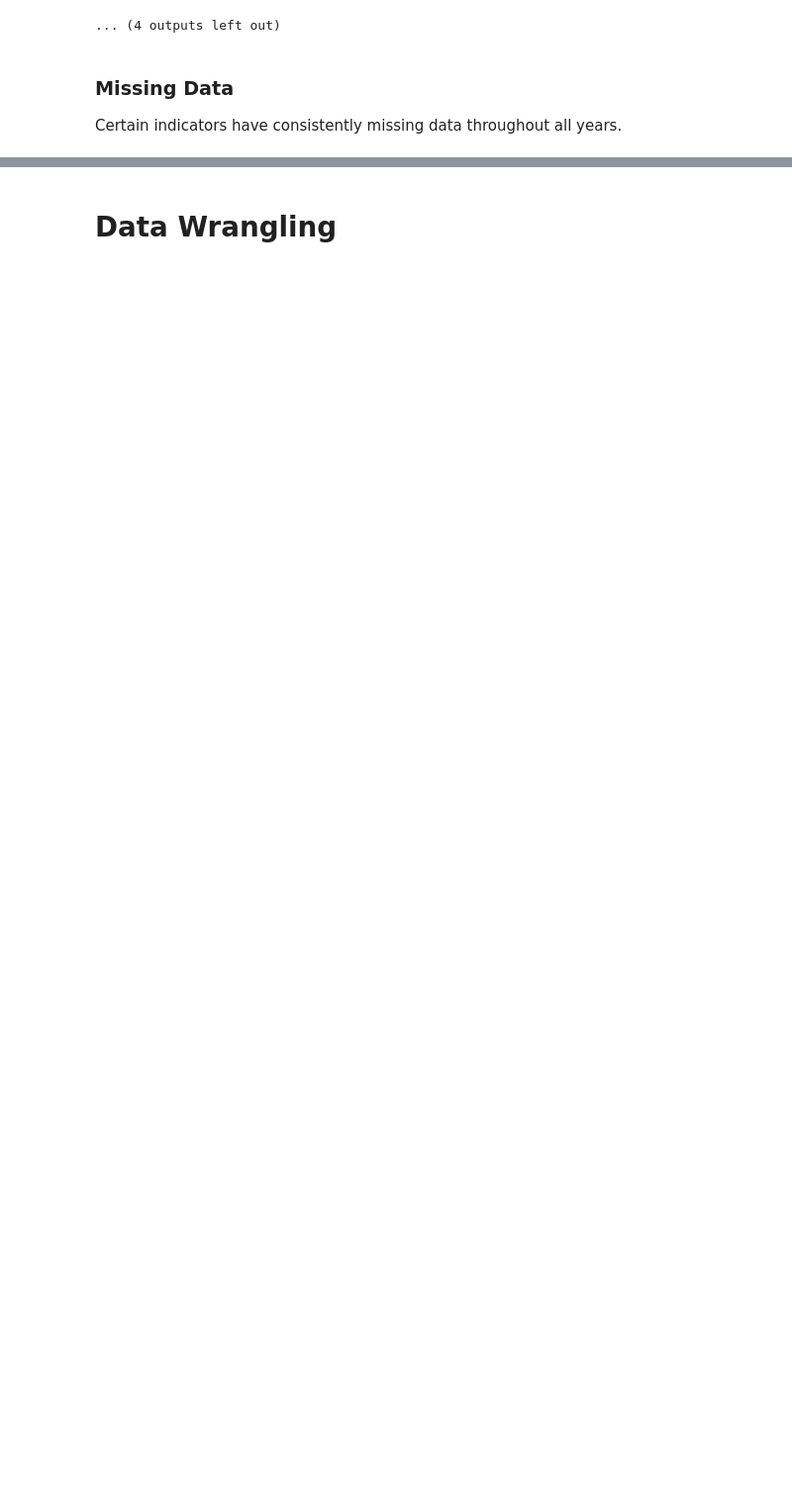
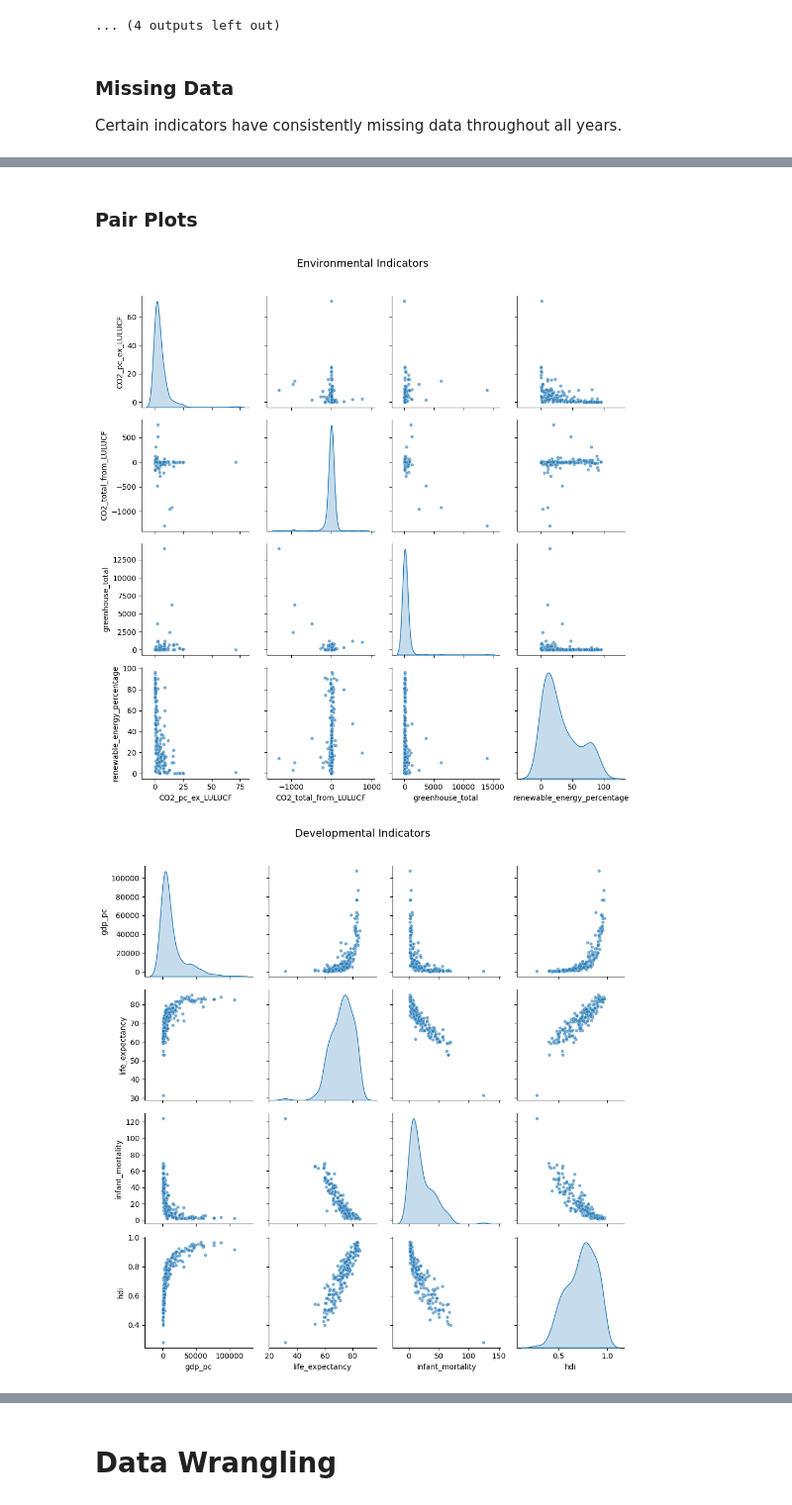
Before and after one commit to daniel-matveev/DS_ProjectLab, a Jupyter notebook: DS_ProjectLab.ipynb, the cells around one changed output, grey strips where cells are left out. Shown at 99% size. Saved outputs shown, nothing was run; the diff lists cells and outputs as text; code cells hidden in the pictures; blank space fills up the shorter version.

```diff
--- a/DS_ProjectLab.ipynb
+++ b/DS_ProjectLab.ipynb
@@ -230,22 +325,0 @@ Add the income level and region
-# %%
-wb_metadata = wb.economy.DataFrame()[["region", "incomeLevel"]].reset_index()
-
-wb_metadata.columns = ["iso3", "region", "income_level"]
-
-region_names = {
-    "LCN" : "Latin America & Caribbean",
-    "MEA" : "Middle East & North America",
-    "SSF" : "Sub-Saharan Africa",
-    "ECS" : "Europe & Central Asia",
-    "EAS" : "East Asia & Pacific",
-    "SAS" : "South Asia",
-    "NAC" : "Sub-Saharan Africa",
-}
-
-wb_metadata["region_name"] = wb_metadata["region"].map(region_names)
-
-df_merged = df_merged.merge(
-    wb_metadata,
-    on = "iso3",
-    how = "inner"
-)
@@ -684,0 +532,2 @@ plt.tight_layout()
+# %% [markdown]
+### **Pair Plots**
@@ -684,0 +592,17 @@ plt.tight_layout()
+# %%
+pair_plot(df_merged, 2019, environmental_indicators,
+          title="Environmental Indicators", file_name="pairplot_environmental")
+
+pair_plot(df_merged, 2019, developmental_indicators,
+          title="Developmental Indicators", file_name="pairplot_developmental")
+
+# Cross-category plot
+pair_plot(df_merged, 2019,
+          x_indicators=developmental_indicators,
+          y_indicators=environmental_indicators,
+          title="Environmental vs Developmental Indicators (2019)",
+          file_name="pairplot_cross",
+          colour_by_income=True)
+# %% [output]
+[figure, added]
+[figure, added]
```
Also changed, not shown: parts of 171 cells of this notebook.
